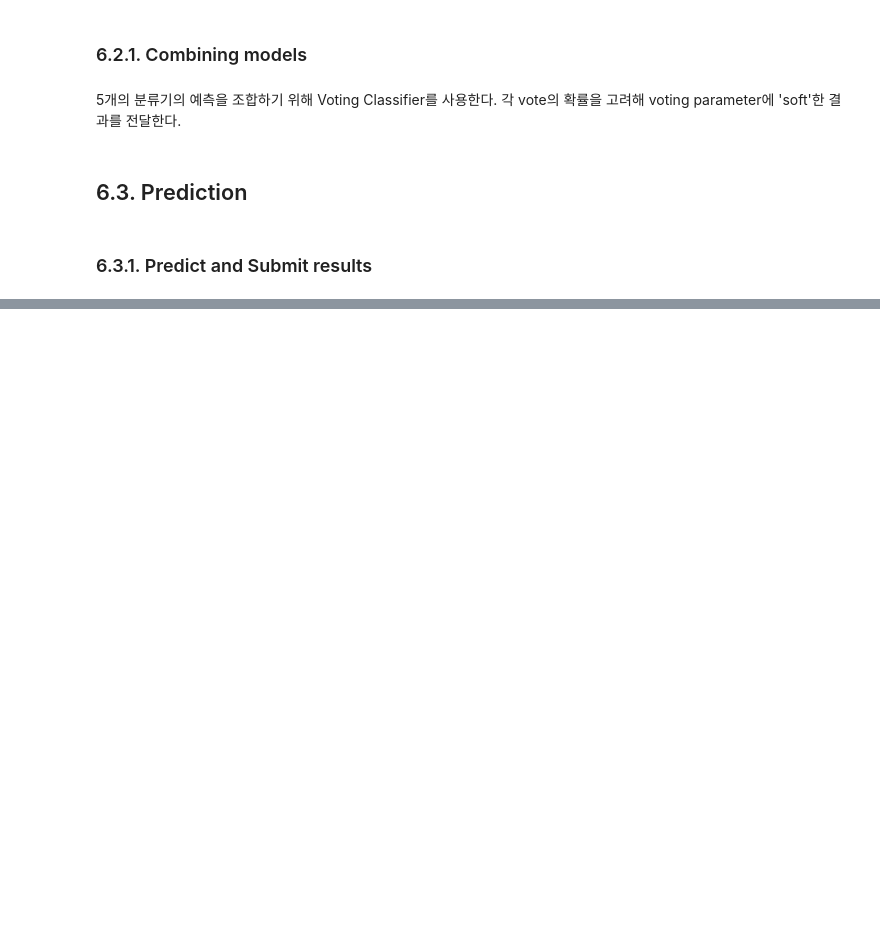
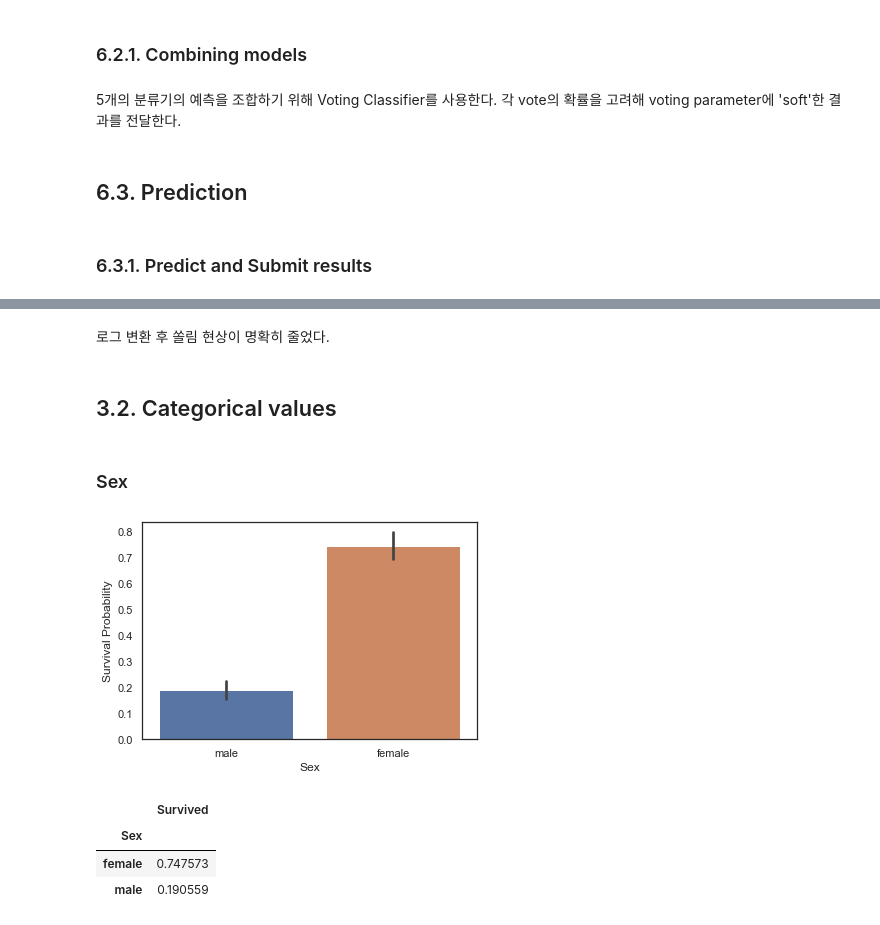
Before and after one commit to Haebuk/kagglestudy, a Jupyter notebook: Titanic competition/titanic_3_sion.ipynb, the cells around one changed output, grey strips where cells are left out. Saved outputs shown, nothing was run; the diff lists cells and outputs as text; code cells hidden in the pictures; blank space fills up the shorter version.

```diff
--- a/Titanic competition/titanic_3_sion.ipynb
+++ b/Titanic competition/titanic_3_sion.ipynb
@@ -906,0 +1199,18 @@ results.to_csv('ensemble_python_voting.csv',index=False)
+# %% [markdown]
+로그 변환 후 쏠림 현상이 명확히 줄었다.
+# %% [markdown]
+## 3.2. Categorical values
+# %% [markdown]
+### Sex
+# %%
+g = sns.barplot(x='Sex',y='Survived',data=train)
+g = g.set_ylabel('Survival Probability')
+# %% [output]
+[figure, added]
+# %%
+train[['Sex','Survived']].groupby('Sex').mean()
+# %% [output]
+|  | Survived |
+| Sex |  |
+| female | 0.747573 |
+| male | 0.190559 |
```
Also changed, not shown: parts of 121 cells of this notebook.
